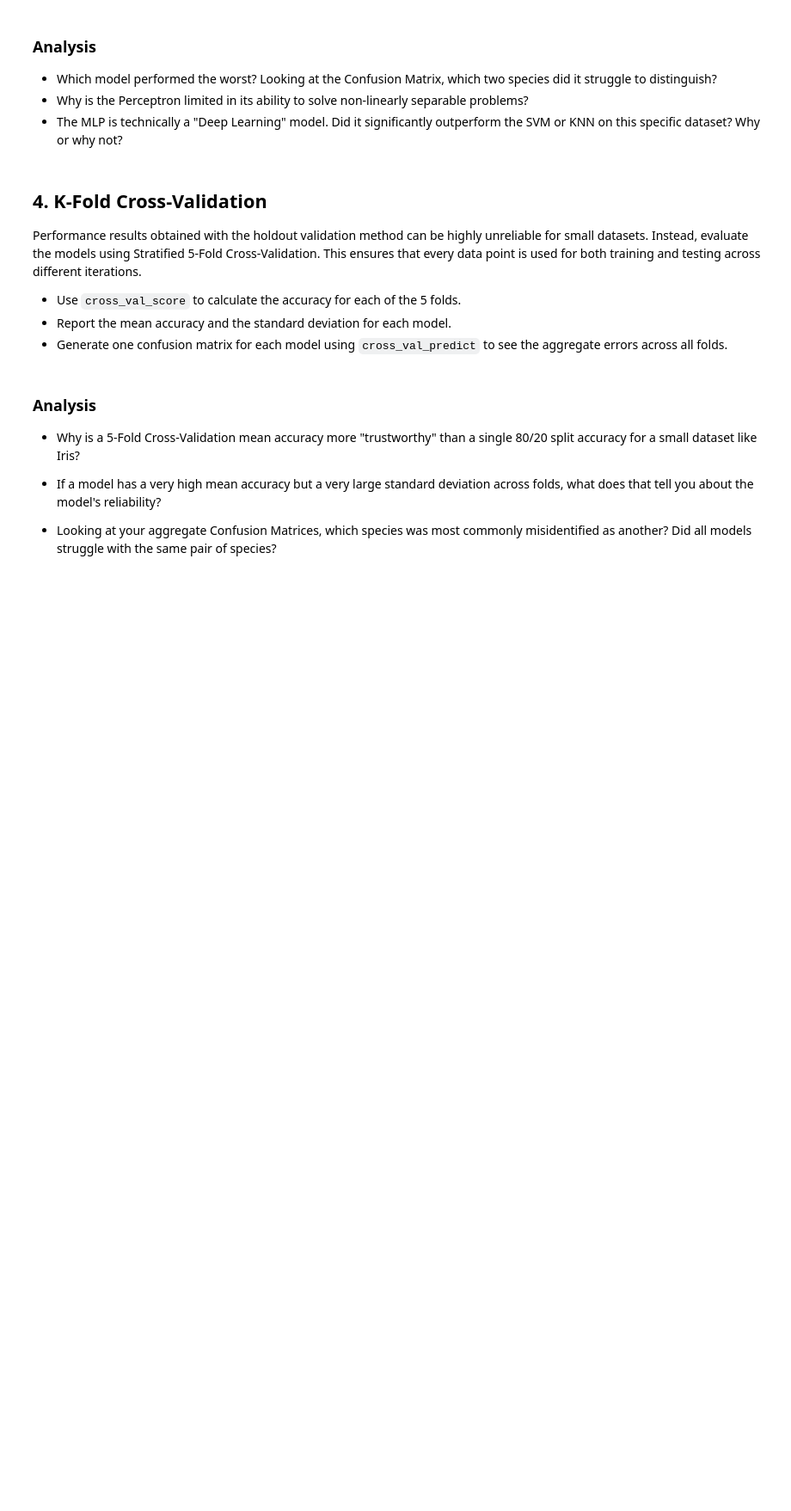
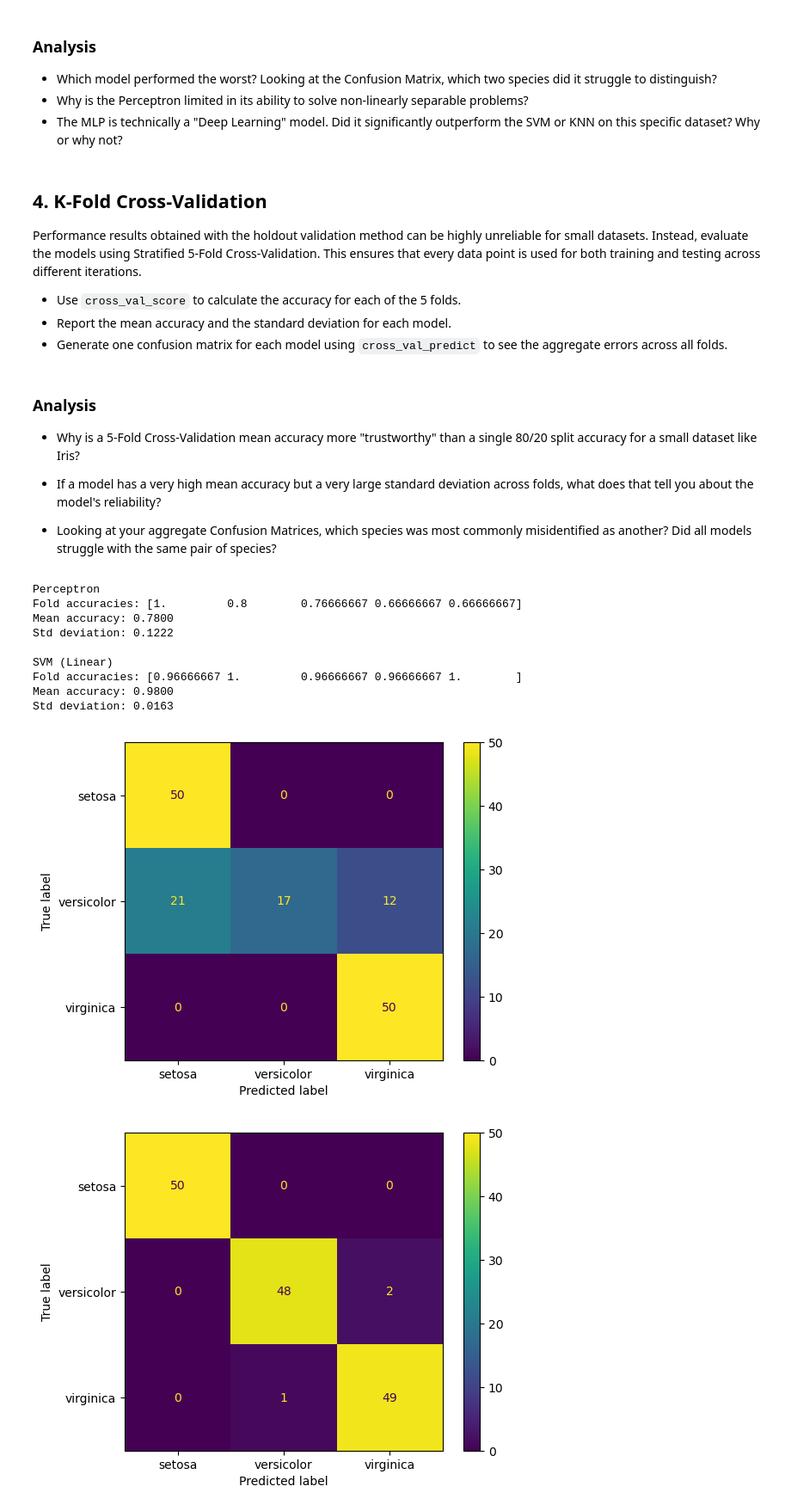
Before and after one commit to willqs/CSC375, a Jupyter notebook: homework-1.ipynb, the cells around one changed output. Shown at 86% size. Cells and saved outputs as stored; diff of their text form; code cells hidden in the pictures; blank space fills up the shorter version.

```diff
--- a/homework-1.ipynb
+++ b/homework-1.ipynb
@@ -169,0 +185,49 @@ from sklearn.model_selection import cross_val_score, StratifiedKFold
+# %%
+iris = load_iris()
+X = iris.data
+y = iris.target
+models = {
+    "Perceptron": Perceptron(random_state=42),
+    "SVM (Linear)": SVC(kernel="linear", random_state=42)
+}
+for name, model in models.items():
+    scores = cross_val_score(
+        model,
+        X,
+        y,
+        cv=5,
+        scoring="accuracy"
+    )
+
+    print(f"\n{name}")
+    print("Fold accuracies:", scores)
+    print(f"Mean accuracy: {scores.mean():.4f}")
+    print(f"Std deviation: {scores.std():.4f}")
+for name, model in models.items():
+    y_pred_cv = cross_val_predict(
+        model,
+        X,
+        y,
+        cv=5
+    )
+
+    cm = confusion_matrix(y, y_pred_cv)
+
+    disp = ConfusionMatrixDisplay(
+        confusion_matrix=cm,
+        display_labels=iris.target_names
+    )
+
+    disp.plot()
+# %% [output]
+Perceptron
+Fold accuracies: [1.         0.8        0.76666667 0.66666667 0.66666667]
+Mean accuracy: 0.7800
+Std deviation: 0.1222
+
+SVM (Linear)
+Fold accuracies: [0.96666667 1.         0.96666667 0.96666667 1.        ]
+Mean accuracy: 0.9800
+Std deviation: 0.0163
+[figure, added]
+[figure, added]
```
Also changed, not shown: parts of 4 cells of this notebook.
